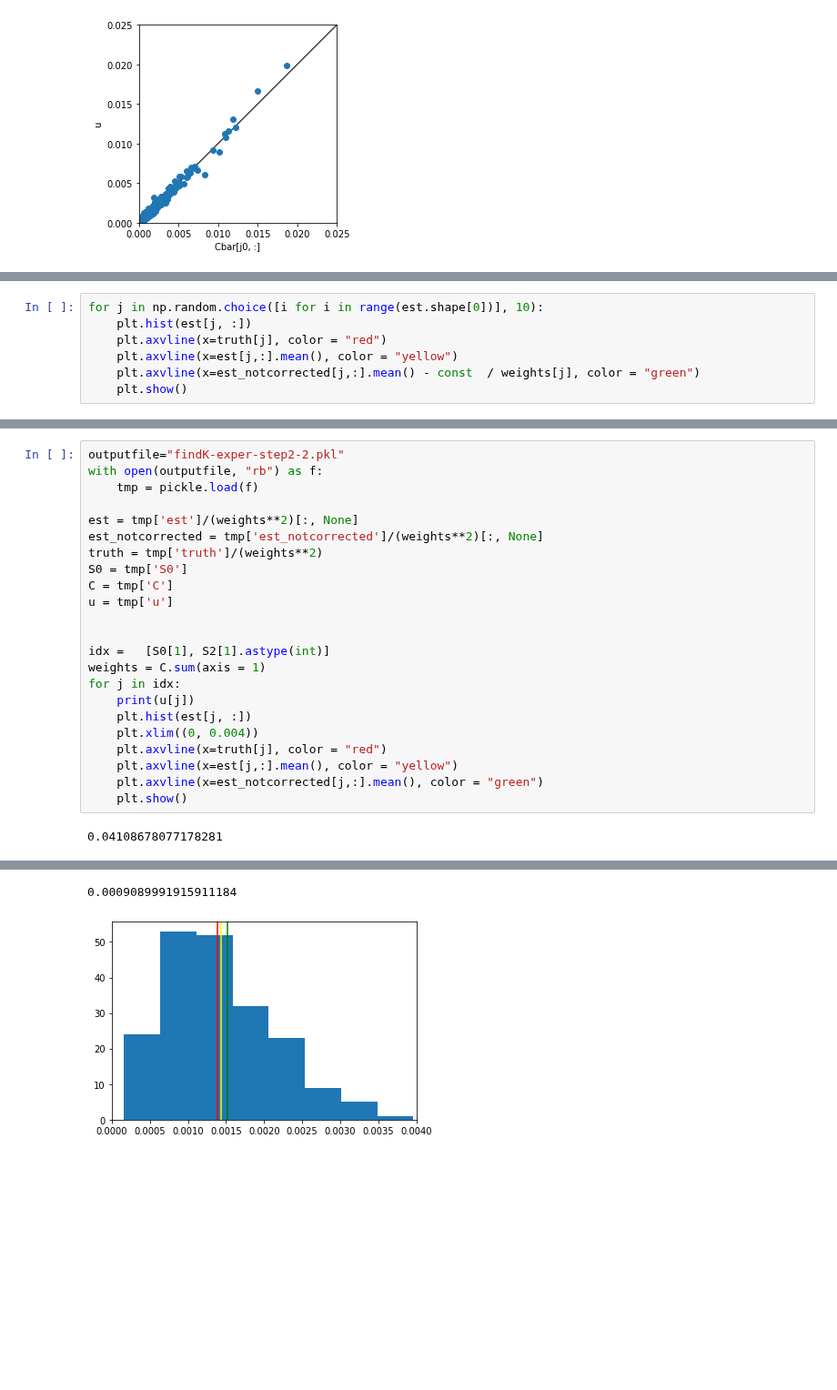
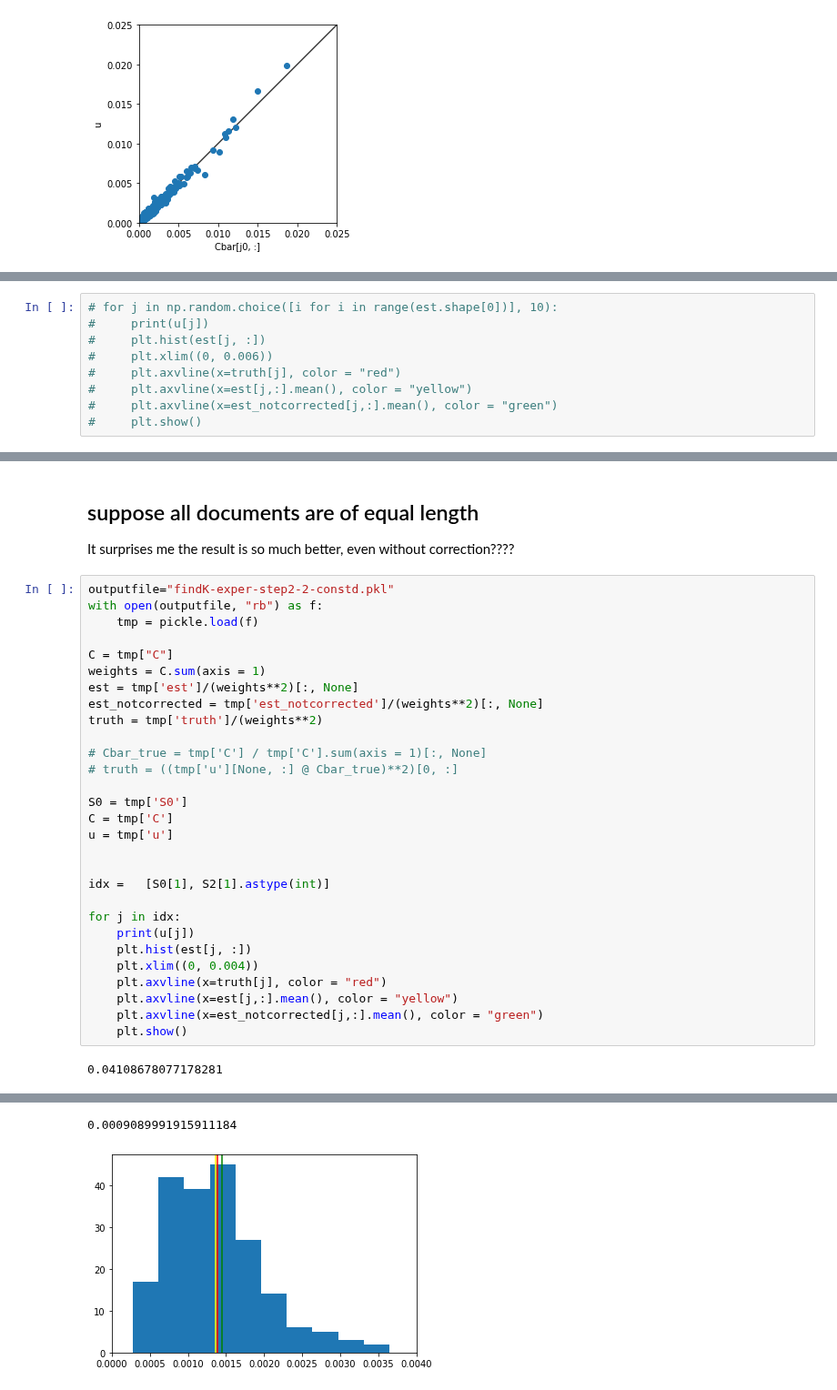
Before and after one commit to zihao12/pyJSMF-RAW, a Jupyter notebook: experiments/findK-correction-step1and2.ipynb, the cells around one changed output, grey strips where cells are left out. Shown at 91% size. Cells and saved outputs as stored; diff of their text form; blank space fills up the shorter version.

```diff
--- a/experiments/findK-correction-step1and2.ipynb
+++ b/experiments/findK-correction-step1and2.ipynb
@@ -410,7 +447,9 @@ Look at more random words.
 # %%
-for j in np.random.choice([i for i in range(est.shape[0])], 10):
-    plt.hist(est[j, :])
-    plt.axvline(x=truth[j], color = "red")
-    plt.axvline(x=est[j,:].mean(), color = "yellow")
-    plt.axvline(x=est_notcorrected[j,:].mean() - const  / weights[j], color = "green")
-    plt.show()
+# for j in np.random.choice([i for i in range(est.shape[0])], 10):
+#     print(u[j])
+#     plt.hist(est[j, :])
+#     plt.xlim((0, 0.006))
+#     plt.axvline(x=truth[j], color = "red")
+#     plt.axvline(x=est[j,:].mean(), color = "yellow")
+#     plt.axvline(x=est_notcorrected[j,:].mean(), color = "green")
+#     plt.show()
@@ -449,18 +529,28 @@ plt.show()
+# %% [markdown]
+## suppose all documents are of equal length
+
+It surprises me the result is so much better, even without correction????
 # %%
-outputfile="findK-exper-step2-2.pkl"
+outputfile="findK-exper-step2-2-constd.pkl"
 with open(outputfile, "rb") as f:
     tmp = pickle.load(f)
 
+C = tmp["C"]
+weights = C.sum(axis = 1)
 est = tmp['est']/(weights**2)[:, None]
 est_notcorrected = tmp['est_notcorrected']/(weights**2)[:, None]
 truth = tmp['truth']/(weights**2)
+
+# Cbar_true = tmp['C'] / tmp['C'].sum(axis = 1)[:, None]
+# truth = ((tmp['u'][None, :] @ Cbar_true)**2)[0, :]
+
 S0 = tmp['S0']
 C = tmp['C']
 u = tmp['u']
 
 
 idx =   [S0[1], S2[1].astype(int)]
-weights = C.sum(axis = 1)
+
 for j in idx:
     print(u[j])
     plt.hist(est[j, :])
@@ -475,2 +565,2 @@ for j in idx:
 0.0009089991915911184
-[figure, old version]
+[figure, new version]
```
Also changed, not shown: parts of 36 cells of this notebook.
